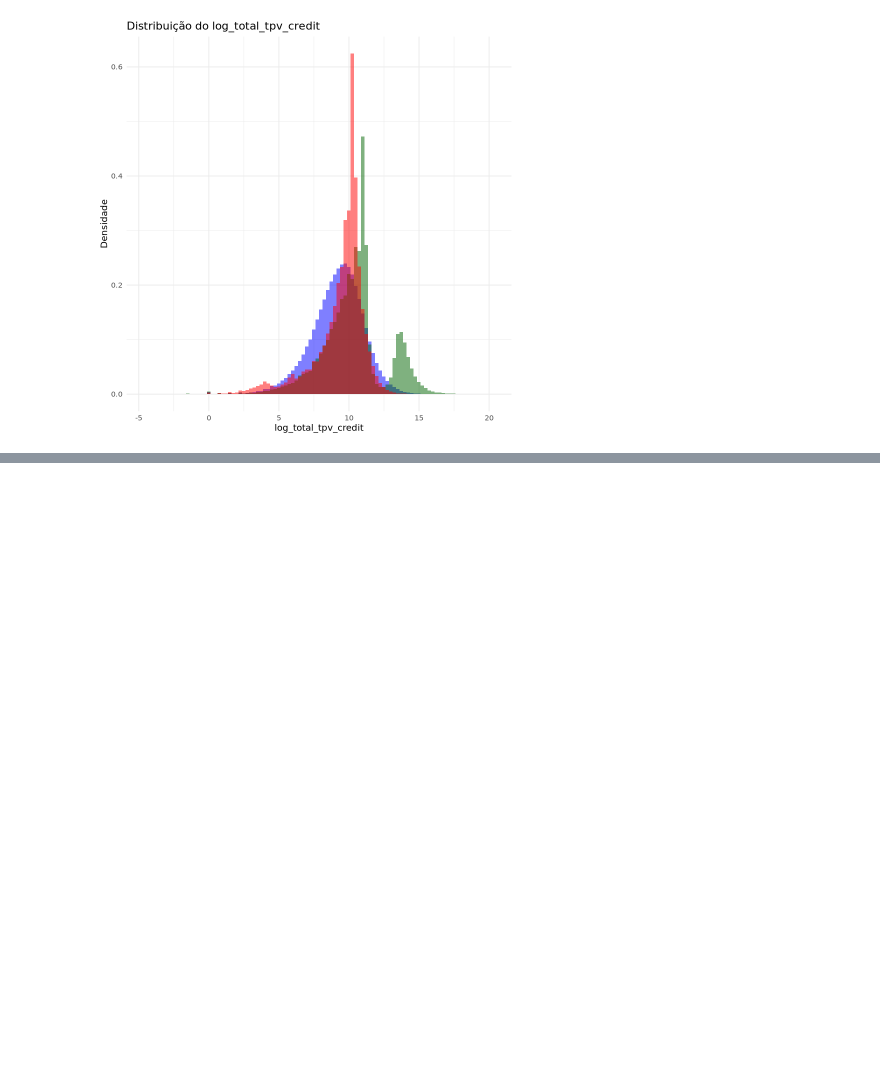
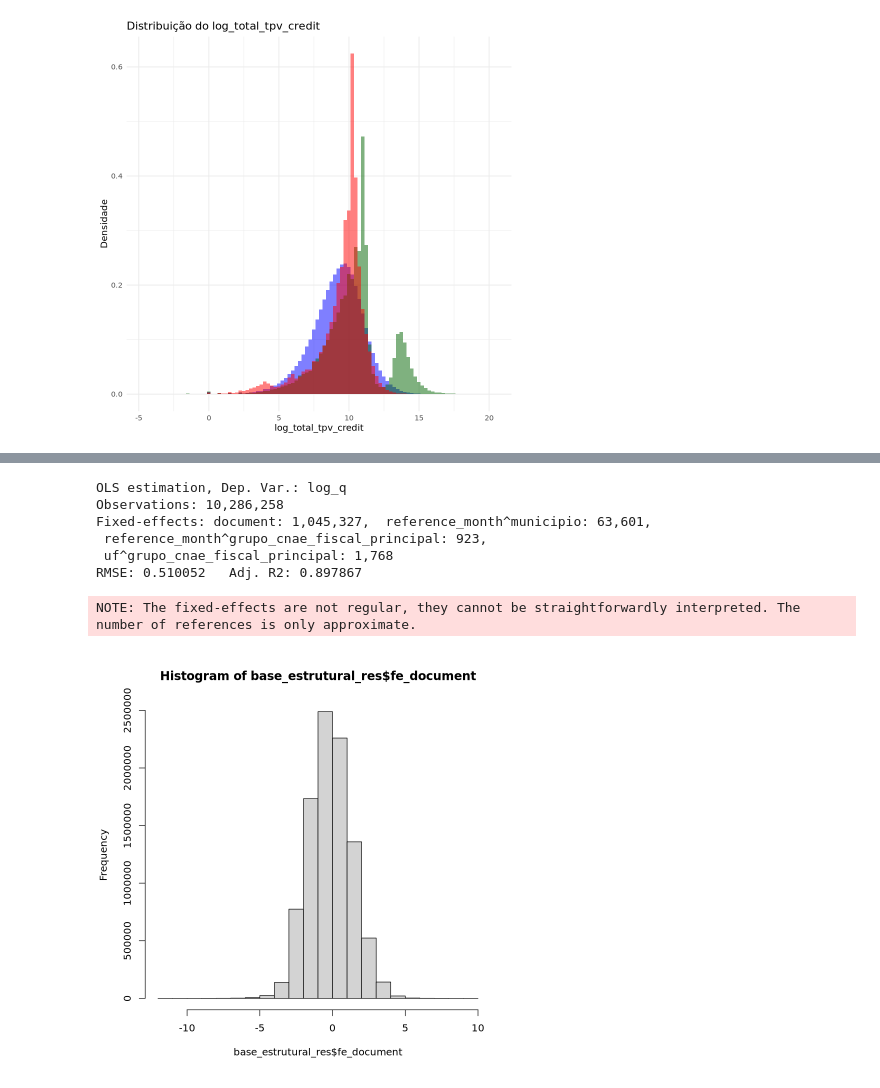
Before and after one commit to guilhermefigueira-dev/projeto_vencedores, a Jupyter notebook: R_cnpj_vencedores.ipynb, the cells around one changed output, grey strips where cells are left out. Saved outputs shown, nothing was run; the diff lists cells and outputs as text; code cells hidden in the pictures; blank space fills up the shorter version.

```diff
--- a/R_cnpj_vencedores.ipynb
+++ b/R_cnpj_vencedores.ipynb
@@ -246,0 +286,29 @@ Warning message:
+# %%
+summary(m3)
+# %% [output]
+OLS estimation, Dep. Var.: log_q
+Observations: 10,286,258
+Fixed-effects: document: 1,045,327,  reference_month^municipio: 63,601,
+ reference_month^grupo_cnae_fiscal_principal: 923,
+ uf^grupo_cnae_fiscal_principal: 1,768
+RMSE: 0.510052   Adj. R2: 0.897867
+# %%
+base_estrutural$yhat = predict(m3, newdata = base_estrutural)
+# %%
+base_estrutural$resid = base_estrutural$log_q - base_estrutural$yhat
+# %%
+fe_list <- fixef(m3)            # lista de vetores por FE
+fe_doc  <- fe_list$document     # named vector: nomes = níveis de document
+
+df_doc_fe <- data.frame(
+  document   = names(fe_doc),
+  fe_document = as.numeric(fe_doc),
+  row.names = NULL)
+# %% [output]
+NOTE: The fixed-effects are not regular, they cannot be straightforwardly interpreted. The number of references is only approximate.
+# %%
+base_estrutural_res = base_estrutural %>% left_join(.,df_doc_fe,by=c('document'))
+# %%
+hist(base_estrutural_res$fe_document)
+# %% [output]
+[figure, added]
```
Also changed, not shown: parts of 20 cells of this notebook, 3 other files.
